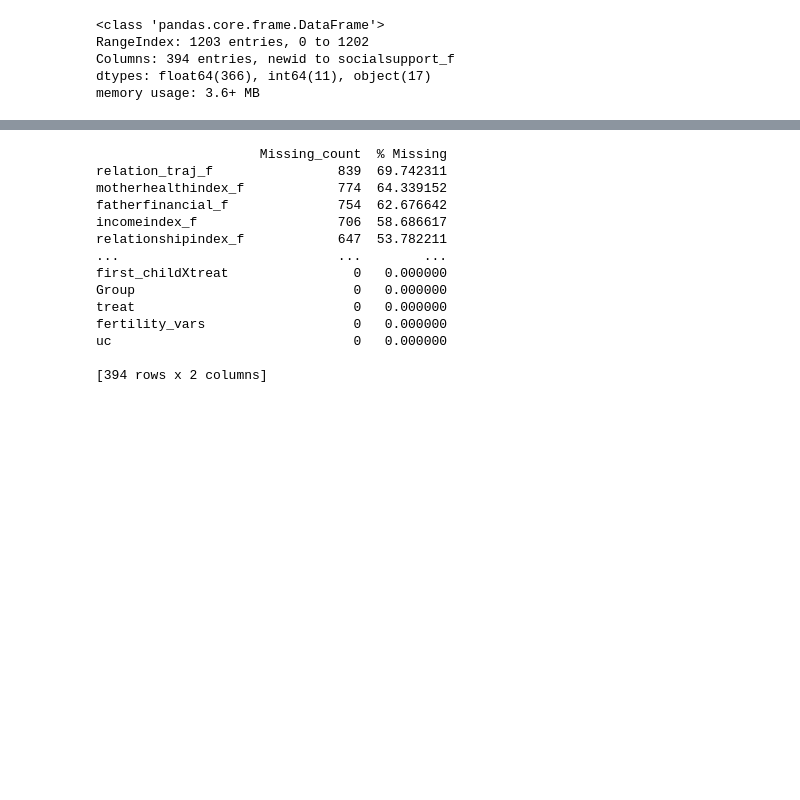
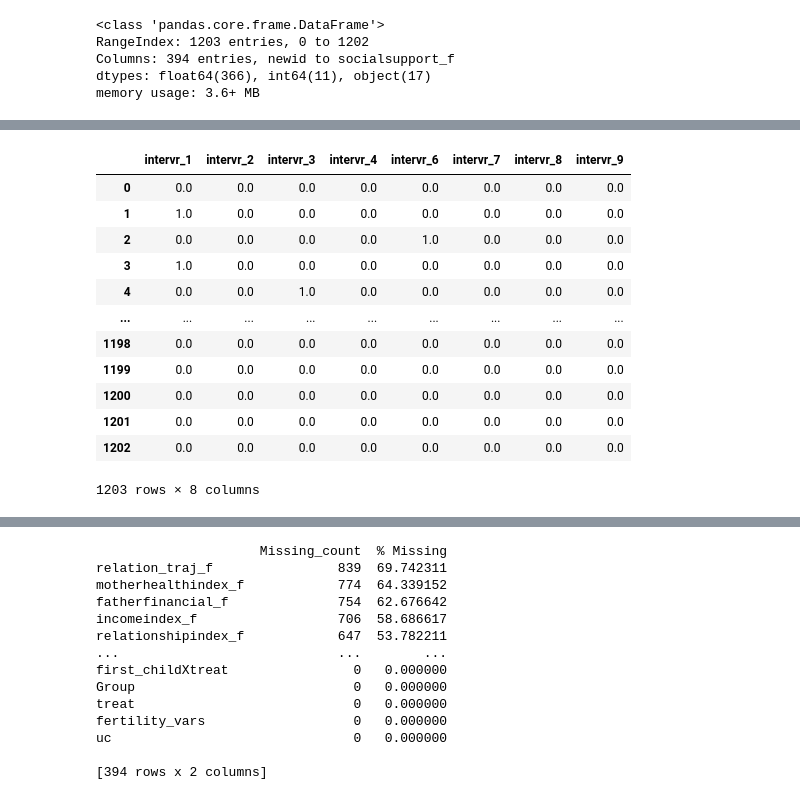
Before and after one commit to Human-Gechi/SCA-ML-AI-CHALLENGE, a Jupyter notebook: Code.ipynb, the cells around one changed output, grey strips where cells are left out. Saved outputs shown, nothing was run; the diff lists cells and outputs as text; code cells hidden in the pictures; blank space fills up the shorter version.

```diff
--- a/Code.ipynb
+++ b/Code.ipynb
@@ -28,3 +28,14 @@ RangeIndex: 1203 entries, 0 to 1202
 Columns: 394 entries, newid to socialsupport_f
 dtypes: float64(366), int64(11), object(17)
 memory usage: 3.6+ MB
+# %%
+# Create a missing indicator to see the pattern
+df['missing_group'] = (df['interviewer'].isnull() &
+                      df['newid'].isnull() &
+                      df['grandmother'].isnull() &
+                      df['employed_mo'].isnull())
+
+print(f"Records with all 4 missing: {df['missing_group'].sum()}")
+print(f"Percentage: {df['missing_group'].mean()*100:.1f}%")
+
+df.groupby('missing_group').describe()
@@ -30,0 +66,18 @@ memory usage: 3.6+ MB
+# %%
+df.drop(columns=["interviewer"], inplace=True)
+# %%
+df[["intervr_1","intervr_2","intervr_3","intervr_4","intervr_6","intervr_7","intervr_8","intervr_9"]].fillna(0.0)
+# %% [output]
+|  | intervr_1 | intervr_2 | intervr_3 | intervr_4 | intervr_6 | intervr_7 | intervr_8 | intervr_9 |
+| 0 | 0.0 | 0.0 | 0.0 | 0.0 | 0.0 | 0.0 | 0.0 | 0.0 |
+| 1 | 1.0 | 0.0 | 0.0 | 0.0 | 0.0 | 0.0 | 0.0 | 0.0 |
+| 2 | 0.0 | 0.0 | 0.0 | 0.0 | 1.0 | 0.0 | 0.0 | 0.0 |
+| 3 | 1.0 | 0.0 | 0.0 | 0.0 | 0.0 | 0.0 | 0.0 | 0.0 |
+| 4 | 0.0 | 0.0 | 1.0 | 0.0 | 0.0 | 0.0 | 0.0 | 0.0 |
+| ... | ... | ... | ... | ... | ... | ... | ... | ... |
+| 1198 | 0.0 | 0.0 | 0.0 | 0.0 | 0.0 | 0.0 | 0.0 | 0.0 |
+| 1199 | 0.0 | 0.0 | 0.0 | 0.0 | 0.0 | 0.0 | 0.0 | 0.0 |
+| 1200 | 0.0 | 0.0 | 0.0 | 0.0 | 0.0 | 0.0 | 0.0 | 0.0 |
+| 1201 | 0.0 | 0.0 | 0.0 | 0.0 | 0.0 | 0.0 | 0.0 | 0.0 |
+| 1202 | 0.0 | 0.0 | 0.0 | 0.0 | 0.0 | 0.0 | 0.0 | 0.0 |
+1203 rows × 8 columns
```
Also changed, not shown: parts of 34 cells of this notebook, 2 other files.
